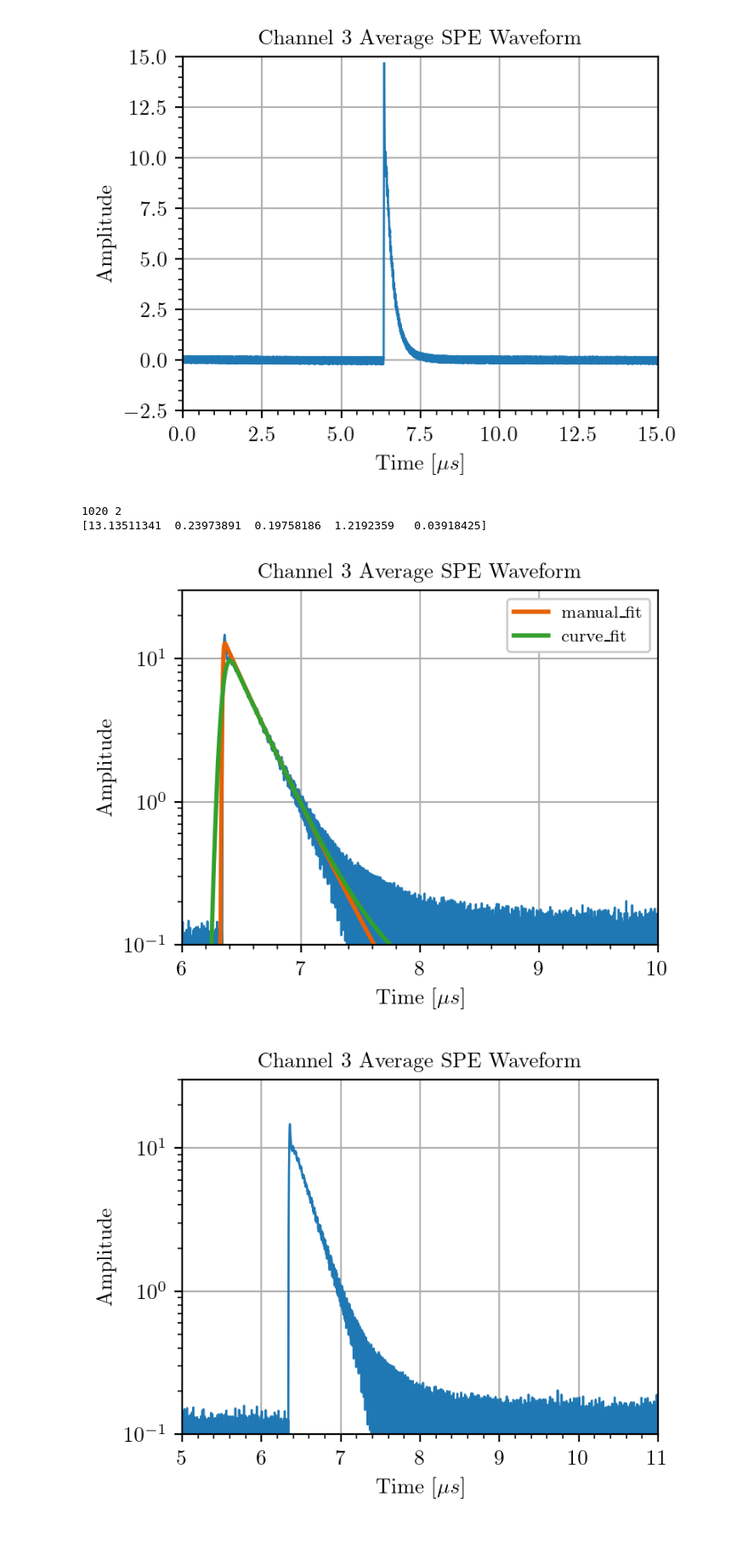
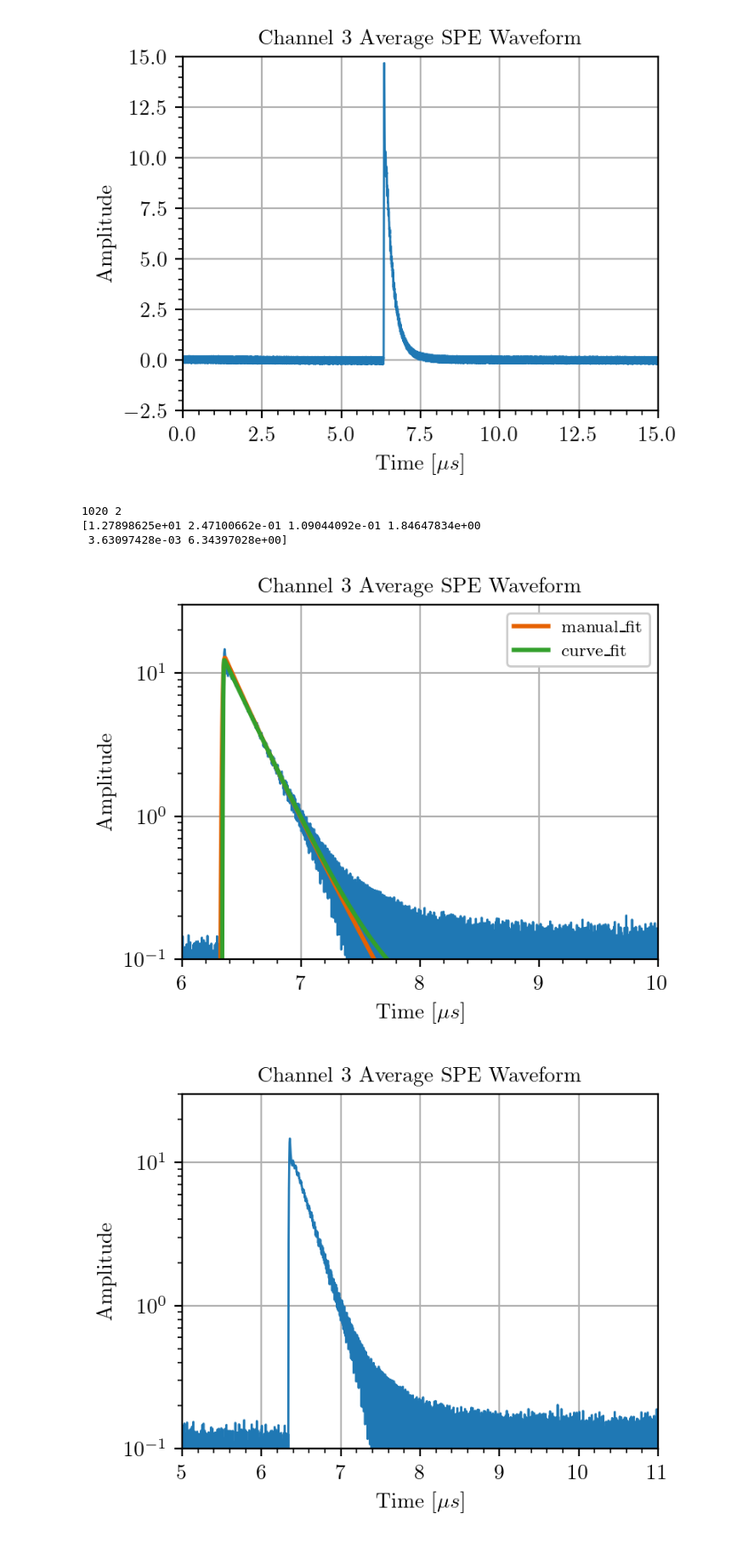
Before and after one commit to darkside-princeton/sipm-analysis, a Jupyter notebook: jupyter/sp_waveform.ipynb, the cells around one changed output. Shown: that part at 85% size. Cells and saved outputs as stored; diff of their text form; code cells hidden in the pictures.

```diff
--- a/jupyter/sp_waveform.ipynb
+++ b/jupyter/sp_waveform.ipynb
@@ -138,18 +138,18 @@ plt.grid()
 # %% [output]
 [figure]
 # %%
-def pulse_jitter_t0(t, a, tau, sigma):
-    return a*np.exp(sigma**2/2/tau**2)*np.exp(-(t-6.34)/tau)*(1+erf((t-6.34-sigma**2/tau)/sigma/np.sqrt(2)))/2
+def pulse_jitter_t0(t, a, tau, sigma, t0):
+    return a*np.exp(sigma**2/2/tau**2)*np.exp(-(t-t0)/tau)*(1+erf((t-t0-sigma**2/tau)/sigma/np.sqrt(2)))/2
 # %%
-def template(t, a_1, tau_1, a_2, tau_2, sigma):
-        return pulse_jitter_t0(t, a_1, tau_1, sigma) + pulse_jitter_t0(t, a_2, tau_2, sigma)
+def template(t, a_1, tau_1, a_2, tau_2, sigma, t0):
+        return pulse_jitter_t0(t, a_1, tau_1, sigma, t0) + pulse_jitter_t0(t, a_2, tau_2, sigma, t0)
 # %%
 intn = 1020
 ch = 2
 
 pretrg = 5 #us
 err = np.std(data[intn][ch]['avg_spe_wf'][data[intn][ch]['time']<pretrg])
-fit_range = [6.4,9] #us
+fit_range = [6.34,9] #us
 range_arr = (data[intn][ch]['time']<fit_range[1])&(data[intn][ch]['time']>fit_range[0])
 print(intn,ch)
 # print(data[intn][ch]['time'][range_arr])
@@ -158,34 +158,35 @@ popt,pcov = curve_fit(
     template,
     data[intn][ch]['time'][range_arr],
     data[intn][ch]['avg_spe_wf'][range_arr],
-    p0=[8, 0.2, 6, 0.3, 0.008], sigma=err*np.ones(np.sum(range_arr)), maxfev=100000)
+    p0=[8, 0.2, 6, 0.3, 0.008, 6.34], sigma=err*np.ones(np.sum(range_arr)), maxfev=100000)
 data[intn][ch]['pars'] = popt
 data[intn][ch]['cov'] = pcov
 print(popt)
 # %% [output]
 1020 2
-[13.13511341  0.23973891  0.19758186  1.2192359   0.03918425]
+[1.27898625e+01 2.47100662e-01 1.09044092e-01 1.84647834e+00
+ 3.63097428e-03 6.34397028e+00]
 # %%
 intn = 1020
 ch = 2
 
 
 #plt.plot(data[intn][ch]['pars'], data[intn][ch]['cov'], linewidth = '1')
 plt.plot(data[intn][ch]['time'], data[intn][ch]['avg_spe_wf'], linewidth = '1')
-plt.plot(data[intn][ch]['time'], template(data[intn][ch]['time'], 8, 0.2, 6, 0.3, 0.008), label = 'manual_fit')
+plt.plot(data[intn][ch]['time'], template(data[intn][ch]['time'], 8, 0.2, 6, 0.3, 0.008, 6.34), label = 'manual_fit')
 plt.plot(data[intn][ch]['time'], template(data[intn][ch]['time'],
-                                           13.1351134, 0.23973891, 0.19758186, 1.2192359, 0.03918425), label = 'curve_fit')
+                            1.27898625e+01, 2.47100662e-01, 1.09044092e-01, 1.84647834e+00, 3.63097428e-03, 6.34397028e+00), label = 'curve_fit')
 plt.minorticks_on()
 plt.legend(loc = 'upper right')
 plt.title('Channel 3 Average SPE Waveform')
 plt.xlabel(r'Time [$\mu s$]')
 plt.ylabel('Amplitude')
 plt.yscale('log')
 plt.xlim(6, 10)
 plt.ylim(0.1, 30)
 plt.grid()
 # %% [output]
-[figure, old version]
+[figure, new version]
 # %%
 intn = 1020
 ch = 2
```
